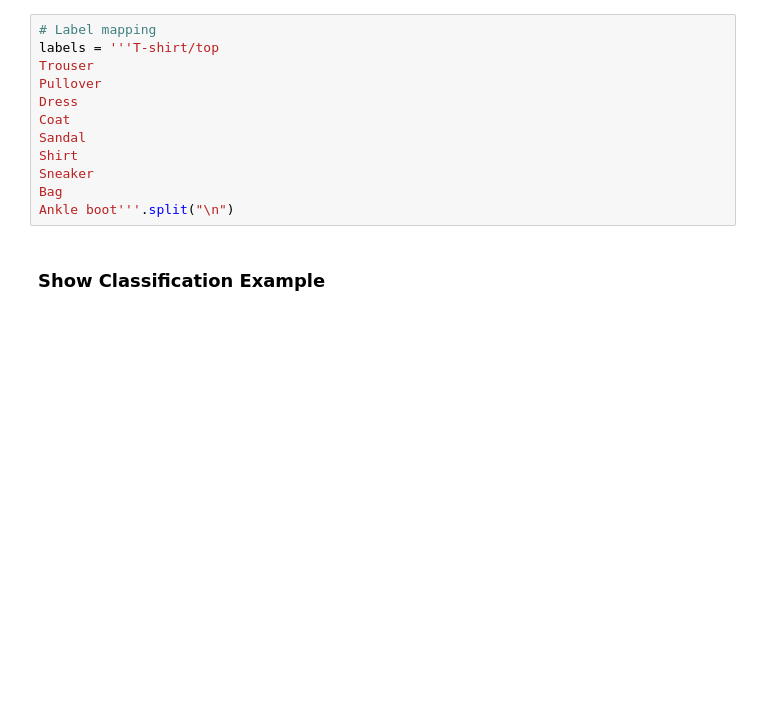
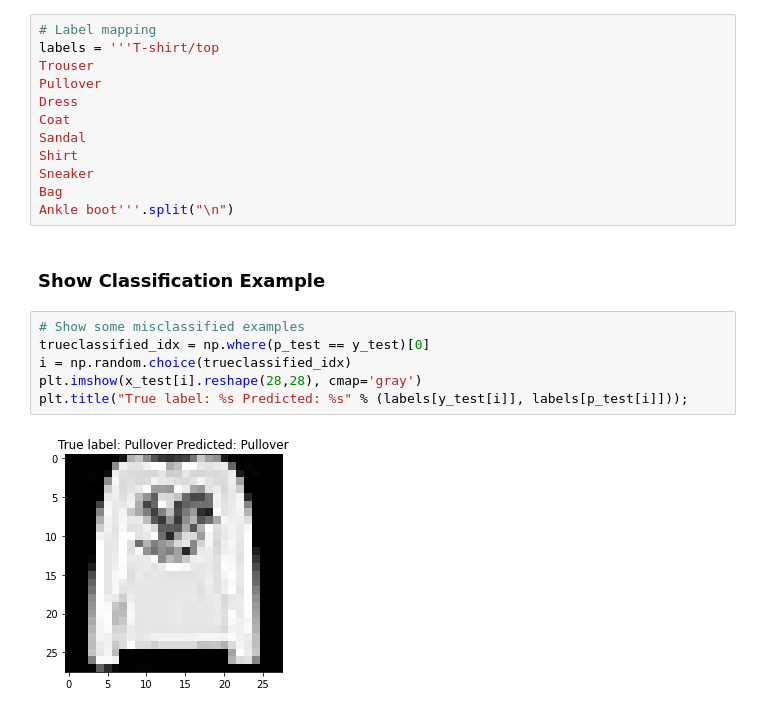
Before and after one commit to apriandito/dl-python, a Jupyter notebook: CNN_Object_Detection_Fashion_MNIST.ipynb, the cells around one changed output. Saved outputs shown, nothing was run; the diff lists cells and outputs as text; blank space fills up the shorter version.

```diff
--- a/CNN_Object_Detection_Fashion_MNIST.ipynb
+++ b/CNN_Object_Detection_Fashion_MNIST.ipynb
@@ -214,6 +206,14 @@ Bag
 Ankle boot'''.split("\n")
 # %% [markdown]
 ### **Show Classification Example**
+# %%
+# Show some misclassified examples
+trueclassified_idx = np.where(p_test == y_test)[0]
+i = np.random.choice(trueclassified_idx)
+plt.imshow(x_test[i].reshape(28,28), cmap='gray')
+plt.title("True label: %s Predicted: %s" % (labels[y_test[i]], labels[p_test[i]]));
+# %% [output]
+[figure, added]
 # %%
 # Show some misclassified examples
 misclassified_idx = np.where(p_test != y_test)[0]
```
Also changed, not shown: parts of 7 cells of this notebook.
